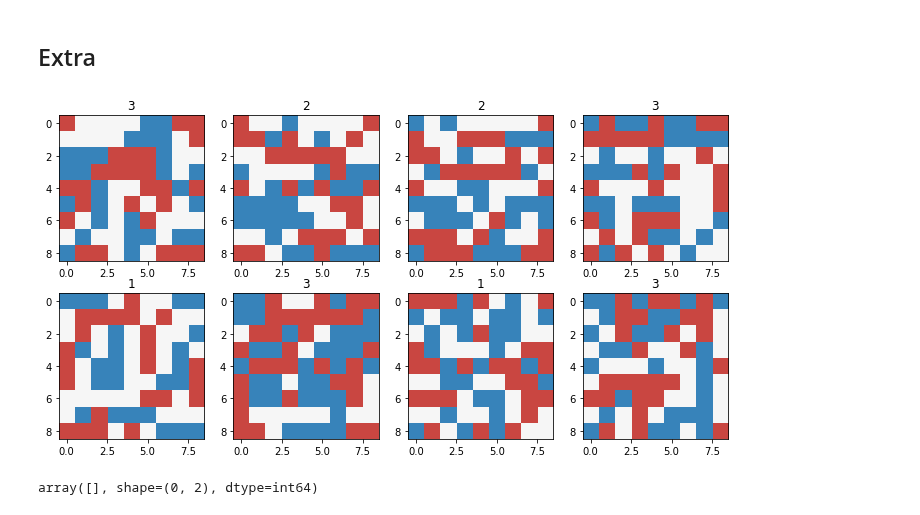
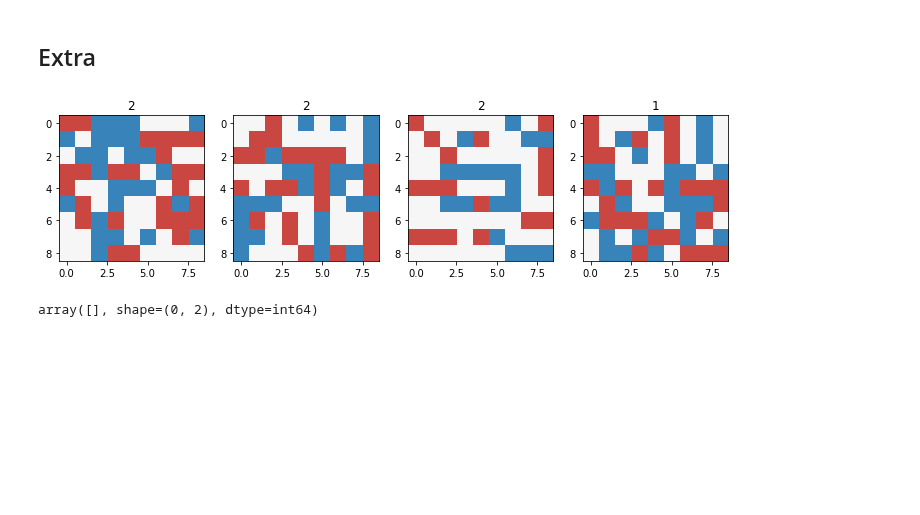
Before and after one commit to fqjin/ultimate-tictactoe, a Jupyter notebook: notebooks/SelfplayAB.ipynb, the cells around one changed output. Saved outputs shown, nothing was run; the diff lists cells and outputs as text; code cells hidden in the pictures; blank space fills up the shorter version.

Commit message:
Add 39k results

```diff
--- a/notebooks/SelfplayAB.ipynb
+++ b/notebooks/SelfplayAB.ipynb
@@ -51,8 +51,8 @@ Got 20000 games
 # %%
 data = pd.DataFrame(columns=['Games', 'X', 'O', 'T'])
-for i in range(0, len(results), 5000):
-    hist = np.histogram(results[i:i+5000], bins=[1,2,3,4], density=True)[0]
-    data = data.append({'Games': f'{i//1000+5}k',
+for i in range(0, len(results), 10000):
+    hist = np.histogram(results[i:i+10000], bins=[1,2,3,4], density=True)[0]
+    data = data.append({'Games': f'{i//10000+1}k',
                         'X': hist[0],
                         'O': hist[1],
                         'T': hist[2],
@@ -78,10 +78,10 @@ plt.show()
 # %%
-n = (len(results)+4999) // 5000
+n = (len(results)+9999) // 10000
 plt.subplots(figsize=(5, 6))
 for i in range(n):
     plt.subplot(n, 1, i+1)
-    plt.hist(len_games[5000*i:5000*(i+1)], bins=np.arange(20, 80, 2), density=True)
-    plt.ylabel(f'{5*(i+1)}k')
+    plt.hist(len_games[10000*i:10000*(i+1)], bins=np.arange(20, 80, 2), density=True)
+    plt.ylabel(f'{10*(i+1)}k')
     plt.yticks([])
     if i != n-1:
         plt.xticks([])
@@ -107,10 +107,10 @@ def plot_first_moves(first_moves):
 # %%
 subplots = 5
 ranges = [
-    (    0,  5000),
-    ( 5000, 10000),
-    (10000, 15000),
-    (15000, 20000)
+    (    0, 10000),
+    (10000, 20000),
+    (20000, 30000),
+    (30000, 40000),
 ]
 
 plt.subplots(figsize=(16, 4))
@@ -274,13 +274,13 @@ plt.show()
 ## Extra
 # %%
 plt.subplots(figsize=(12, 6))
-for i in range(1, 9):
-    plt.subplot(2, 4, i)
+for i in range(1, 5):
+    plt.subplot(1, 4, i)
     plot_board(final_boards[-i], symmetric=False, scale_down=True)
     plt.title(results[-i])
 plt.show()
 # %% [output]
-[figure, old version]
+[figure, new version]
 # %%
 # Cannot allocate len x len x 9 x 9 array to do simultaneous comparisons
 duplicates = np.ones((len(final_boards), len(final_boards)), dtype=bool)
```
Also changed, not shown: parts of 8 cells of this notebook, 2 other files.
